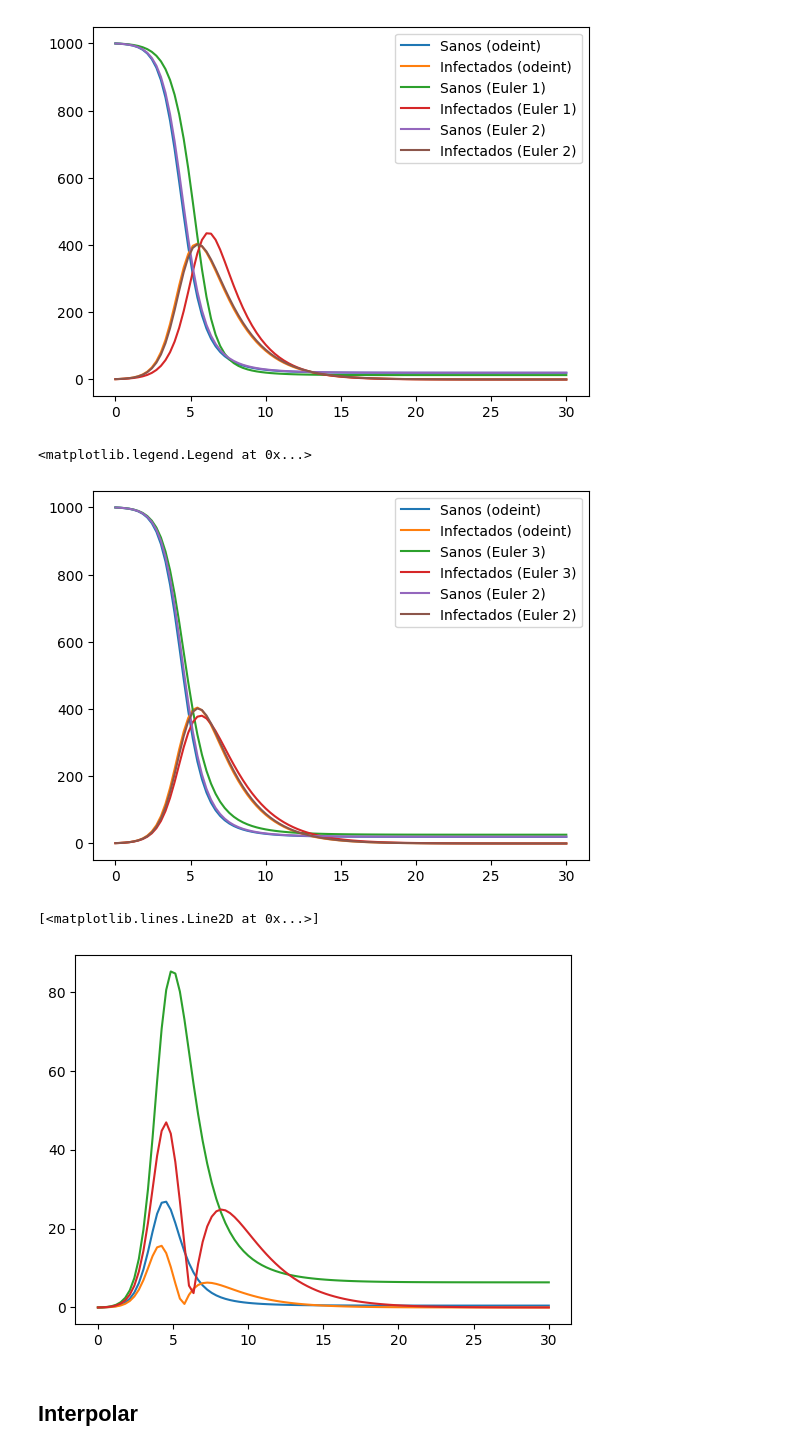
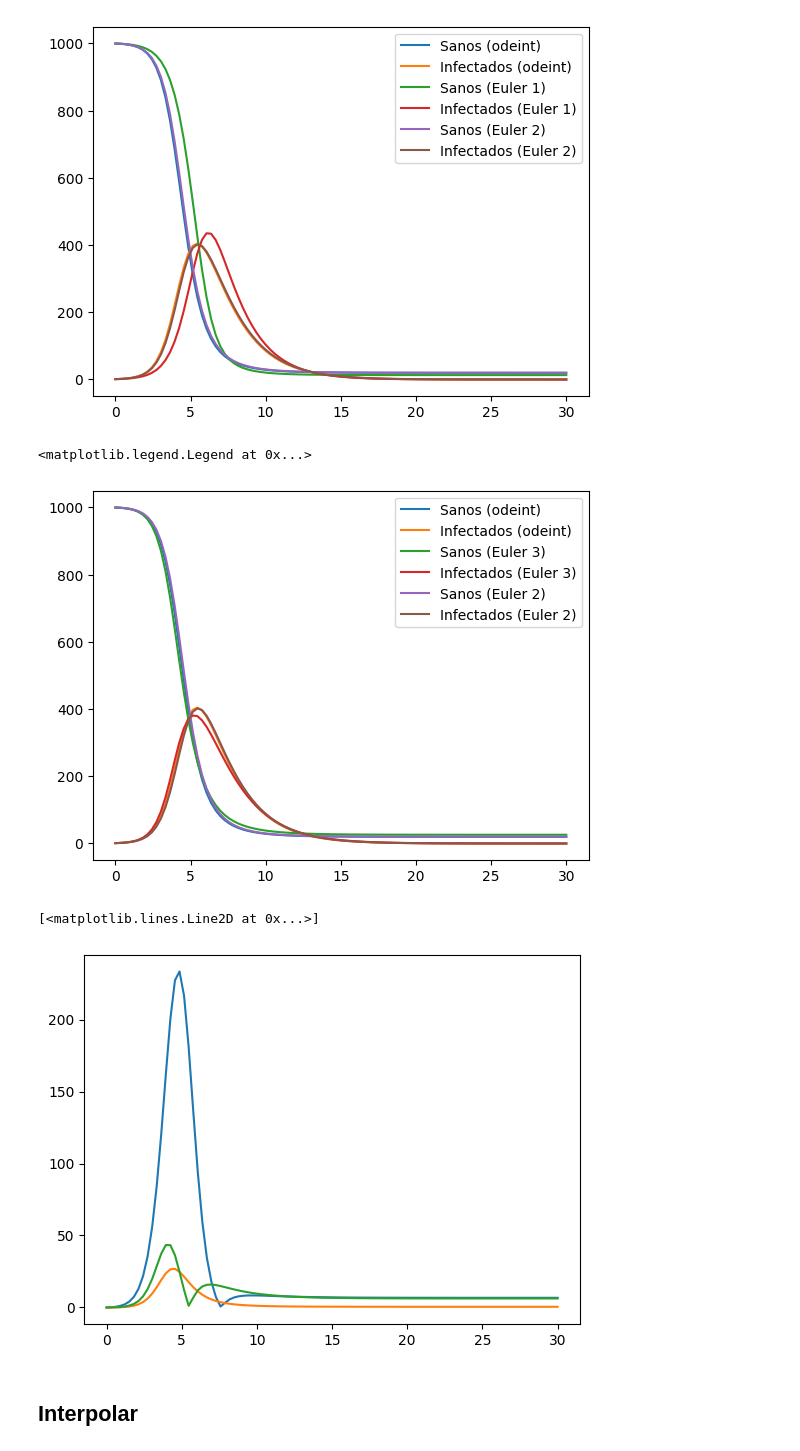
Before and after one commit to juanagranadosr/MetodosII_MiguelAngelGarcia_JuanaGranados, a Jupyter notebook: Notas de Clase/Clase3_ RungeKutta.ipynb, the cells around one changed output. Saved outputs shown, nothing was run; the diff lists cells and outputs as text; code cells hidden in the pictures.

```diff
--- a/Notas de Clase/Clase3_ RungeKutta.ipynb
+++ b/Notas de Clase/Clase3_ RungeKutta.ipynb
@@ -268,8 +268,8 @@ def GetEuler3System(f0,f1,r0,t): # dos funciones (eq diferenciales), vector con
         K2[1] = f1(S[i-1]+h*K1[0], I[i-1]+h*K1[1], beta,gamma)
 
         #revisar
-        K3[0] = f0(S[i-1]+h*K1[0], I[i-1]-h*K1[1]+h*(K2[0]+K2[1]),beta,gamma)
-        K3[1] = f1(S[i-1]+h*K1[0], I[i-1]-h*K1[1]+h*(K2[0]+K2[1]), beta,gamma)
+        K3[0] = f0(S[i-1]+h*K1[0], I[i-1]-h*K1[1]+h*(K2[1]),beta,gamma)
+        K3[1] = f1(S[i-1]+h*K1[0], I[i-1]-h*K1[1]+h*(K2[1]), beta,gamma)
 
         S[i] = S[i-1] + h*(K1[0] + 4*K2[0] + K3[0])/6
         I[i] = I[i-1] + h*(K1[1] + 4*K2[1] + K3[1])/6
@@ -289,16 +289,16 @@ plt.plot(t,I2_1,label='Infectados (Euler 2)')
 plt.legend()
 # %% [output]
 <matplotlib.legend.Legend at 0x...>
-[figure, old version]
+[figure, new version]
 # %%
-#plt.plot(t,np.abs(r[:,0]-S1))
+plt.plot(t,np.abs(r[:,0]-S1))
 #plt.plot(t,np.abs(r[:,1]-I1))
 plt.plot(t,np.abs(r[:,0]-S2_1))
-plt.plot(t,np.abs(r[:,1]-I2_1))
+#plt.plot(t,np.abs(r[:,1]-I2_1))
 plt.plot(t,np.abs(r[:,0]-S3_1))
-plt.plot(t,np.abs(r[:,1]-I3_1))
+#plt.plot(t,np.abs(r[:,1]-I3_1))
 # %% [output]
 [<matplotlib.lines.Line2D at 0x...>]
-[figure, old version]
+[figure, new version]
 # %% [markdown]
 ## Interpolar
```
Also changed, not shown: parts of 5 cells of this notebook.
